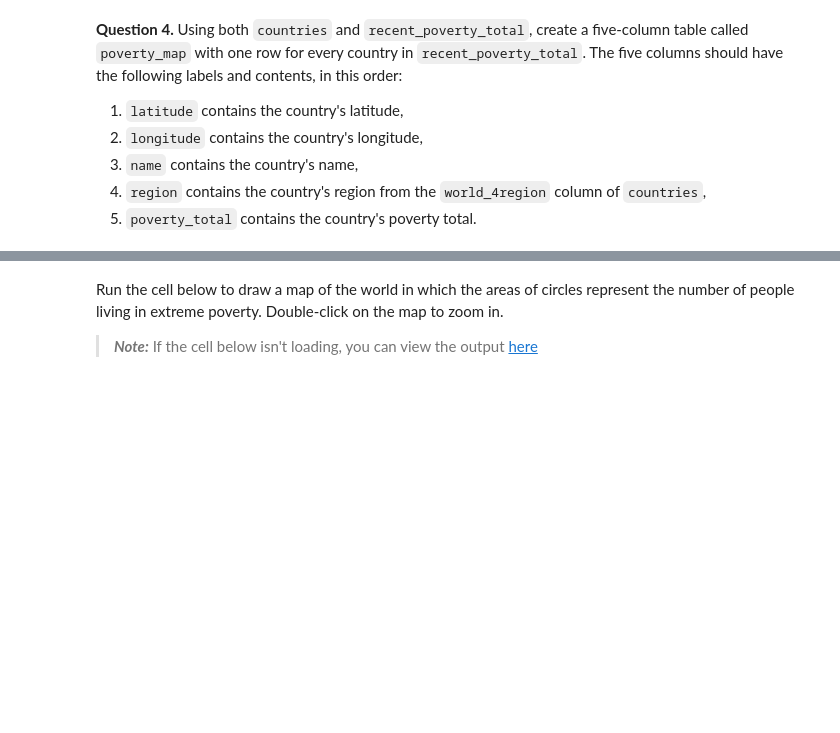
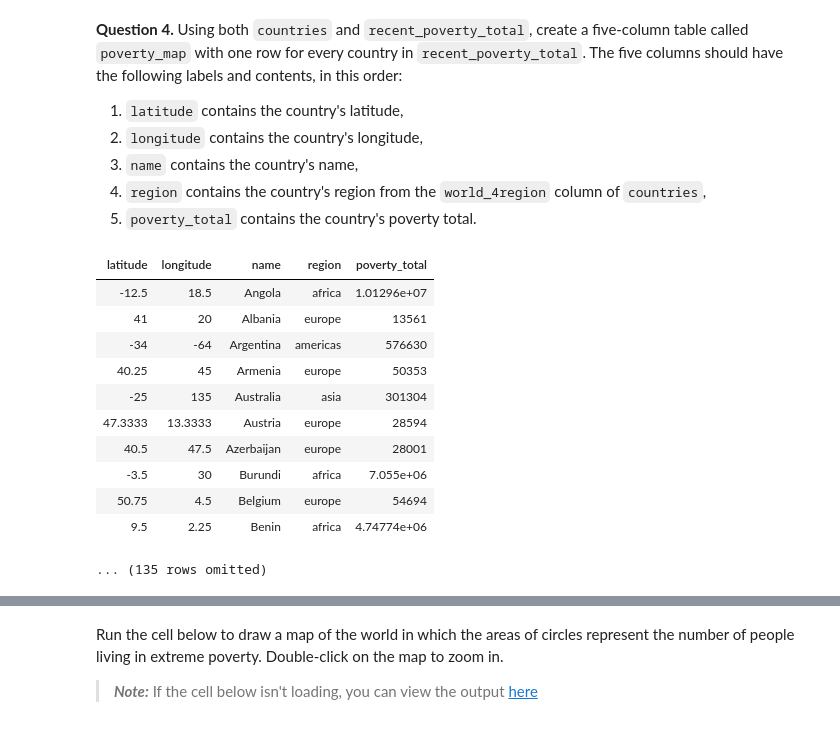
Before and after one commit to ttlarson13/Data-Analytics-Fall-25, a Jupyter notebook: project1-1/project1/project1.ipynb, the cells around one changed output, grey strips where cells are left out. Saved outputs shown, nothing was run; the diff lists cells and outputs as text; code cells hidden in the pictures; blank space fills up the shorter version.

```diff
--- a/project1-1/project1/project1.ipynb
+++ b/project1-1/project1/project1.ipynb
@@ -601,5 +601,5 @@ First, load the population and poverty rate by country and year and the country
 # %%
 population = Table.read_table('population.csv')
 countries = Table.read_table('countries.csv').where('country', are.contained_in(population.group('geo').column('geo')))
-poverty = Table.read_table('poverty.csv')
-poverty.show(3)
+poverty = Table.read_table('poverty.csv').sort('time', descending = True)
+poverty.show(10)
@@ -611,6 +624,6 @@ poverty.show(3)
 def first(values):
     return values.item(0)
 
-latest_poverty = ...
+latest_poverty = poverty.group(['geo'], first)
 latest_poverty = latest_poverty.relabeled(0, 'geo').relabeled(1, 'time').relabeled(2, 'poverty_percent') # You should *not* change this line.
 latest_poverty
@@ -630,0 +655,6 @@ recent_poverty_total
+# %%
+poverty_and_pop = latest_poverty.join('geo', population, 'geo').drop('time')
+poverty_and_pop_2010 = poverty_and_pop.where('time_2', are.equal_to(2010)).drop('time_2')
+poverty_total = np.round(poverty_and_pop_2010.column('population_total') * (poverty_and_pop_2010.column('poverty_percent') / 100), 0)
+recent_poverty_total = poverty_and_pop_2010.with_column('poverty_total', poverty_total)
+recent_poverty_total
@@ -658,2 +721,19 @@ poverty_map
+# %%
+starter = countries_2.join('country', recent_poverty_total, 'geo')
+poverty_map = Table().with_columns('latitude', starter.column('latitude'), 'longitude', starter.column('longitude'), 'name', starter.column('name'), 'region', starter.column('world_4region'), 'poverty_total', starter.column('poverty_total'))
+poverty_map
+# %% [output]
+| latitude | longitude | name | region | poverty_total |
+| -12.5 | 18.5 | Angola | africa | 1.01296e+07 |
+| 41 | 20 | Albania | europe | 13561 |
+| -34 | -64 | Argentina | americas | 576630 |
+| 40.25 | 45 | Armenia | europe | 50353 |
+| -25 | 135 | Australia | asia | 301304 |
+| 47.3333 | 13.3333 | Austria | europe | 28594 |
+| 40.5 | 47.5 | Azerbaijan | europe | 28001 |
+| -3.5 | 30 | Burundi | africa | 7.055e+06 |
+| 50.75 | 4.5 | Belgium | europe | 54694 |
+| 9.5 | 2.25 | Benin | africa | 4.74774e+06 |
+... (135 rows omitted)
 # %%
 grader.check("q2_4")
```
Also changed, not shown: parts of 19 cells of this notebook, 2 other files.
